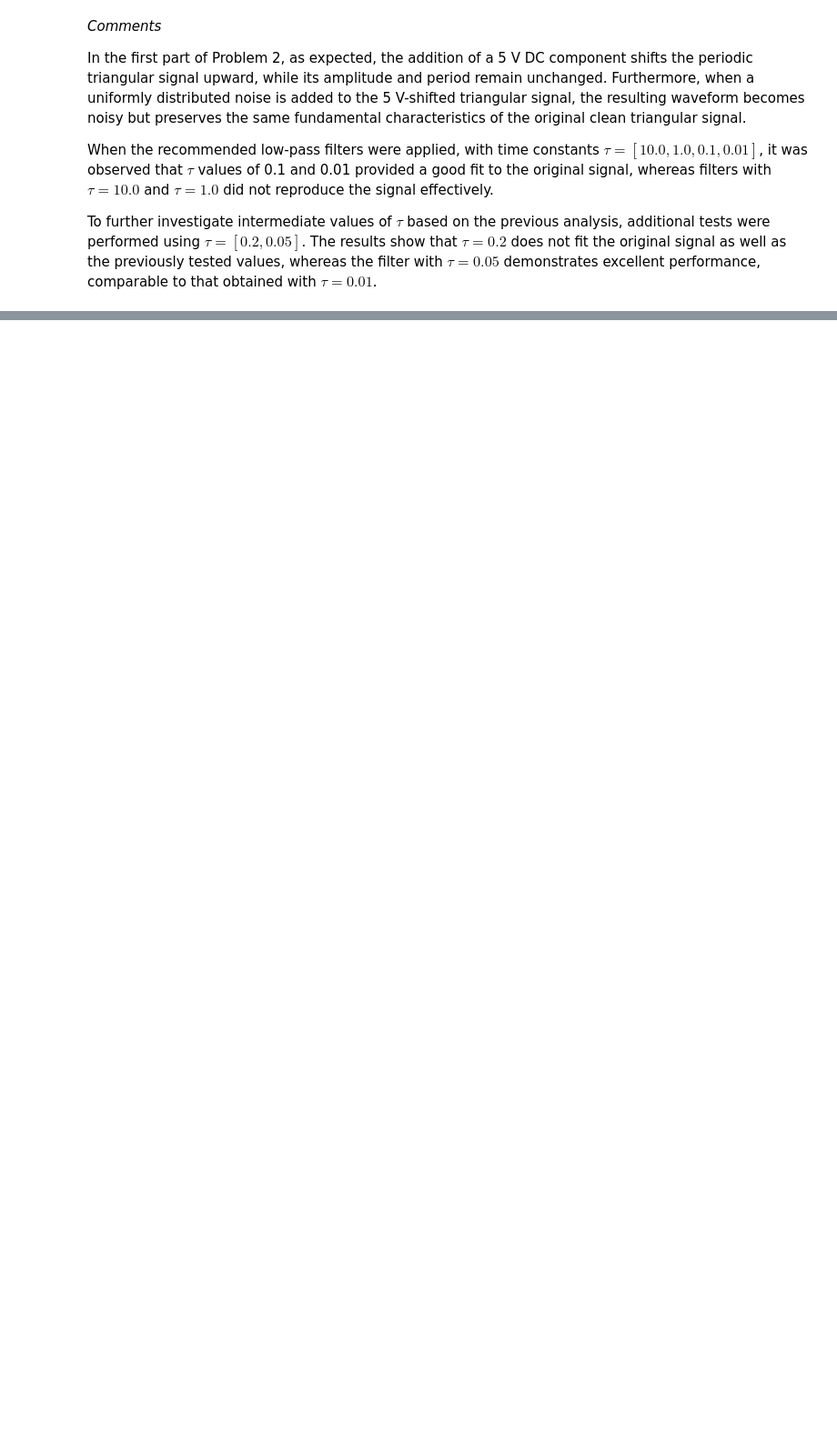
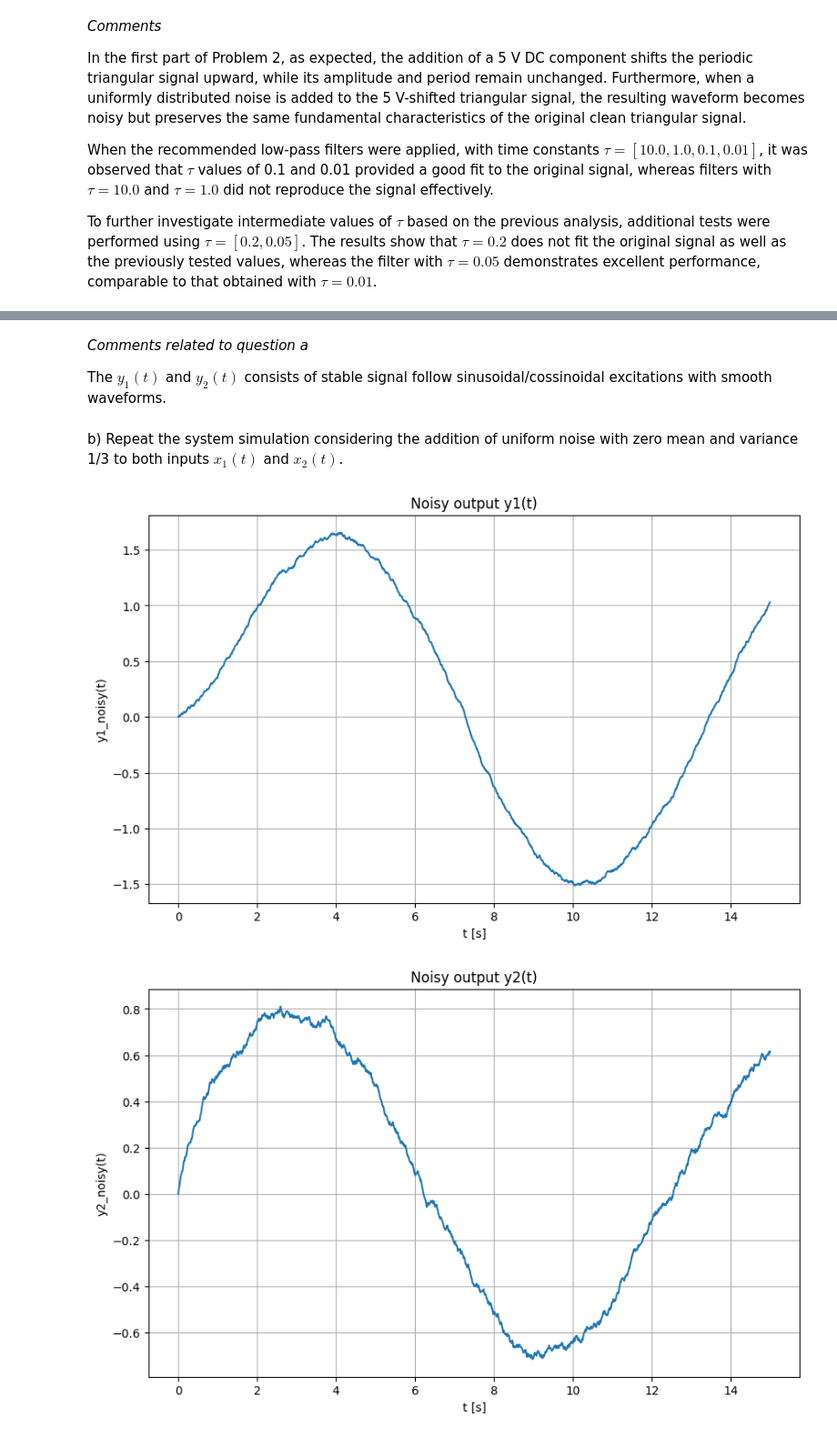
Before and after one commit to saulosgil/Disciplina_Modelagem-e-simula--o-de-sistemas, a Jupyter notebook: exercises/SE06/SE06_SauloGil.ipynb, the cells around one changed output, grey strips where cells are left out. Shown at 91% size. Cells and saved outputs as stored; diff of their text form; code cells hidden in the pictures; blank space fills up the shorter version.

```diff
--- a/exercises/SE06/SE06_SauloGil.ipynb
+++ b/exercises/SE06/SE06_SauloGil.ipynb
@@ -240,0 +332,29 @@ Data:
+# %% [markdown]
+*Comments related to question a*
+
+The $𝑦_1(𝑡)$ and $𝑦_2(𝑡)$ consists of stable signal follow sinusoidal/cossinoidal excitations with smooth waveforms.
+# %% [markdown]
+ b) Repeat the system simulation considering the addition of uniform noise with zero mean and variance 1/3 to both inputs $x_1(t)$ and $x_2(t)$.
+# %%
+noisy = simulate_system(t, noise=True, seed=42)
+
+# Plot y1_noisy(t)
+plt.figure(figsize=(10,6))
+plt.plot(noisy["t"], noisy["y1"])
+plt.title("Noisy output y1(t)")
+plt.xlabel("t [s]")
+plt.ylabel("y1_noisy(t)")
+plt.grid(True)
+plt.show()
+
+# Plot y2_noisy(t)
+plt.figure(figsize=(10,6))
+plt.plot(noisy["t"], noisy["y2"])
+plt.title("Noisy output y2(t)")
+plt.xlabel("t [s]")
+plt.ylabel("y2_noisy(t)")
+plt.grid(True)
+plt.show()
+# %% [output]
+[figure, added]
+[figure, added]
```
Also changed, not shown: parts of 9 cells of this notebook.
